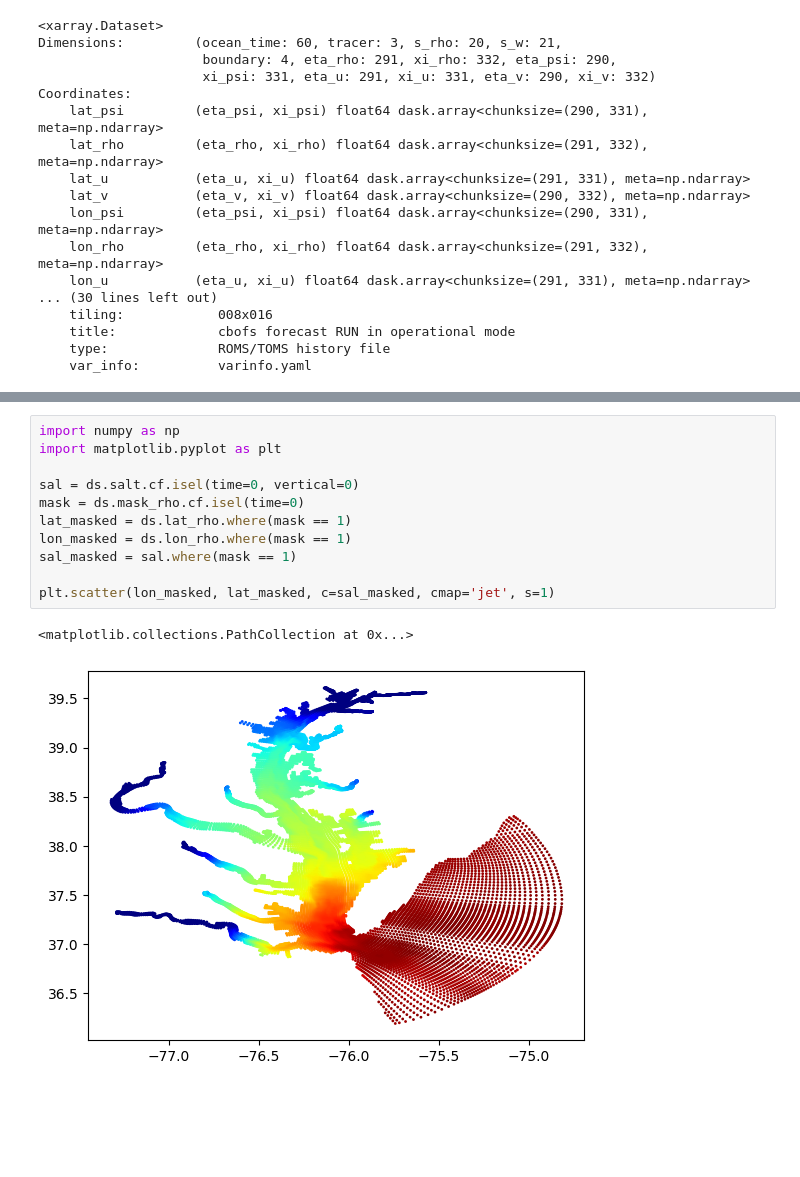
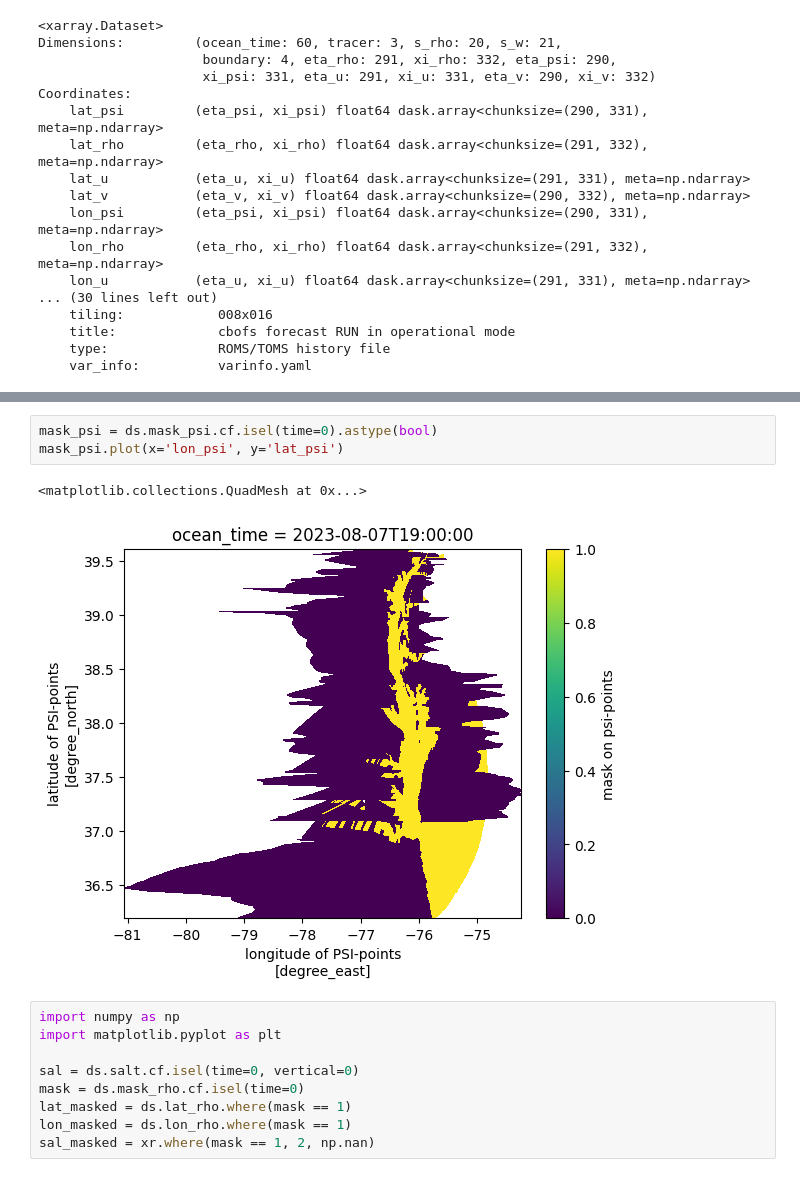
Before and after one commit to mpiannucci/ocean-notebooks, a Jupyter notebook: cbofs_best.ipynb, the cells around one changed output, grey strips where cells are left out. Saved outputs shown, nothing was run; the diff lists cells and outputs as text; blank space fills up the shorter version.

```diff
--- a/cbofs_best.ipynb
+++ b/cbofs_best.ipynb
@@ -35,6 +35,12 @@ mask.plot(x='lon_rho', y='lat_rho')
 # %% [output]
 <matplotlib.collections.QuadMesh at 0x...>
 [figure]
+# %%
+mask_psi = ds.mask_psi.cf.isel(time=0).astype(bool)
+mask_psi.plot(x='lon_psi', y='lat_psi')
+# %% [output]
+<matplotlib.collections.QuadMesh at 0x...>
+[figure, added]
 # %%
 import numpy as np
 import matplotlib.pyplot as plt
@@ -43,9 +49,4 @@ sal = ds.salt.cf.isel(time=0, vertical=0)
 mask = ds.mask_rho.cf.isel(time=0)
 lat_masked = ds.lat_rho.where(mask == 1)
 lon_masked = ds.lon_rho.where(mask == 1)
-sal_masked = sal.where(mask == 1)
-
-plt.scatter(lon_masked, lat_masked, c=sal_masked, cmap='jet', s=1)
+sal_masked = xr.where(mask == 1, 2, np.nan)
-# %% [output]
-<matplotlib.collections.PathCollection at 0x...>
-[figure, removed]
```
Also changed, not shown: parts of 4 cells of this notebook, 3 other files.
